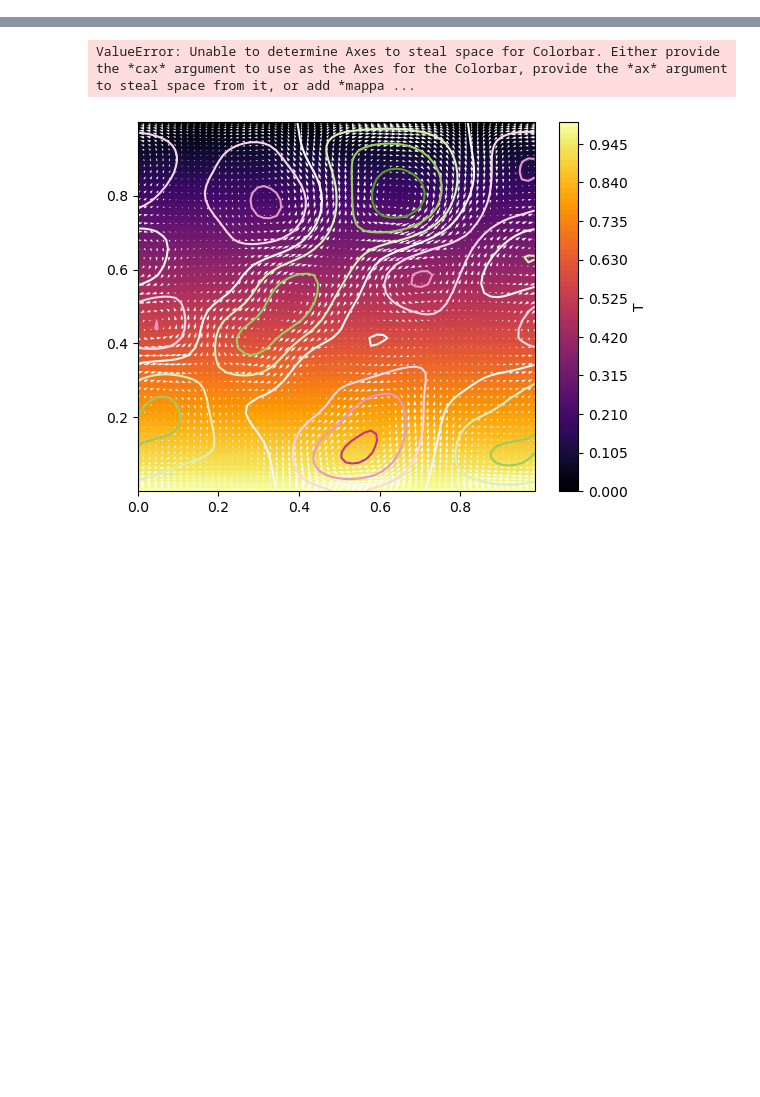
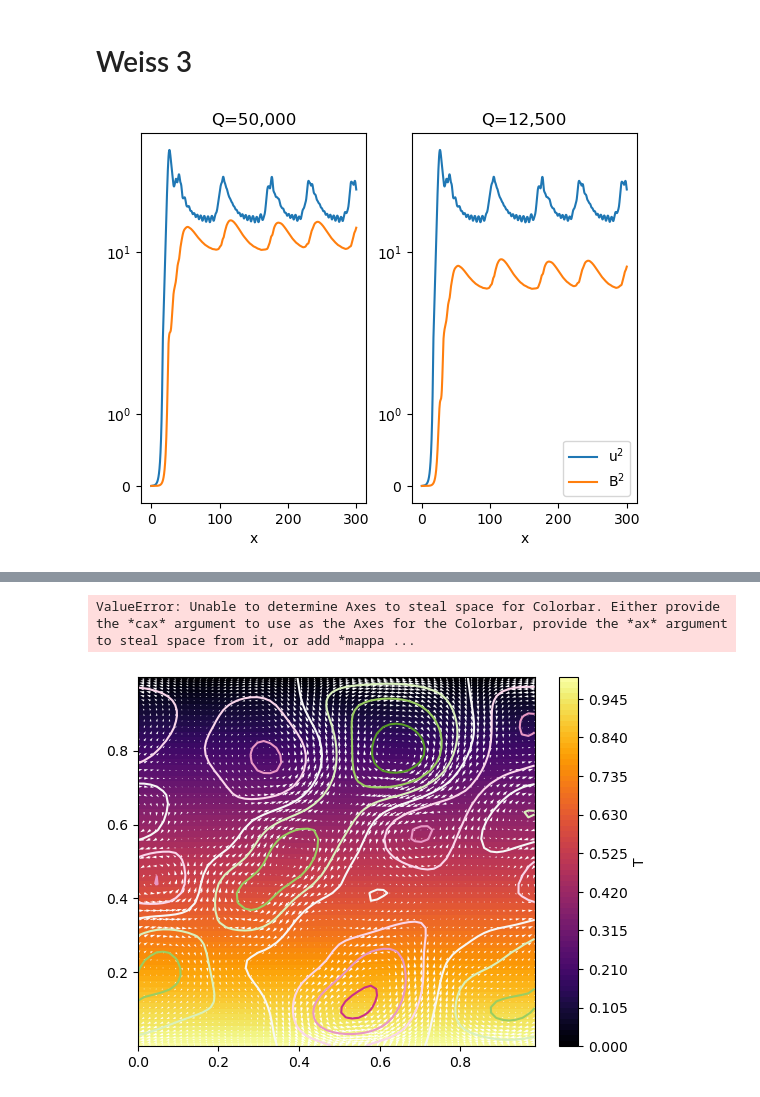
Before and after one commit to tj294/2D_MHD, a Jupyter notebook: mhd_analysis.ipynb, the cells around one changed output, grey strips where cells are left out. Drawn from its saved outputs; the diff is of its cells as text; code cells hidden in the pictures; blank space fills up the shorter version.

```diff
--- a/mhd_analysis.ipynb
+++ b/mhd_analysis.ipynb
@@ -9,0 +37,30 @@ import imageio.v3 as iio3
+# %% [markdown]
+# Weiss 3
+# %%
+direc = Path('data/Weiss3')
+a_dir = direc.joinpath('Q50000')
+with h5.File(a_dir.joinpath('analysis/analysis_s1.h5'), 'r') as f:
+    time = np.array(f['tasks']['Reavg'].dims[0]['sim_time'])
+    u_sq = np.array(f['tasks']['Reavg'])[:, 0, 0]
+    B_sq = np.array(f['tasks']['B^2'])[:, 0, 0]
+plt.subplot(121)
+plt.plot(time, u_sq, label=r'u$^2$')
+plt.plot(time, B_sq, label=r'B$^2$')
+plt.xlabel('x')
+plt.yscale('symlog')
+plt.title('Q=50,000')
+b_dir = direc.joinpath('Q12500')
+with h5.File(b_dir.joinpath('analysis/analysis_s1.h5'), 'r') as f:
+    time = np.array(f['tasks']['Reavg'].dims[0]['sim_time'])
+    u_sq = np.array(f['tasks']['Reavg'])[:, 0, 0]
+    B_sq = np.array(f['tasks']['B^2'])[:, 0, 0]
+plt.subplot(122)
+plt.plot(time, u_sq, label=r'u$^2$')
+plt.plot(time, B_sq, label=r'B$^2$')
+plt.xlabel('x')
+plt.legend(loc='best')
+plt.yscale('symlog')
+plt.title('Q=12,500')
+plt.savefig(direc.joinpath('u_b_sq.pdf'))
+# %% [output]
+[figure, added]
```
Also changed, not shown: parts of 6 cells of this notebook.
